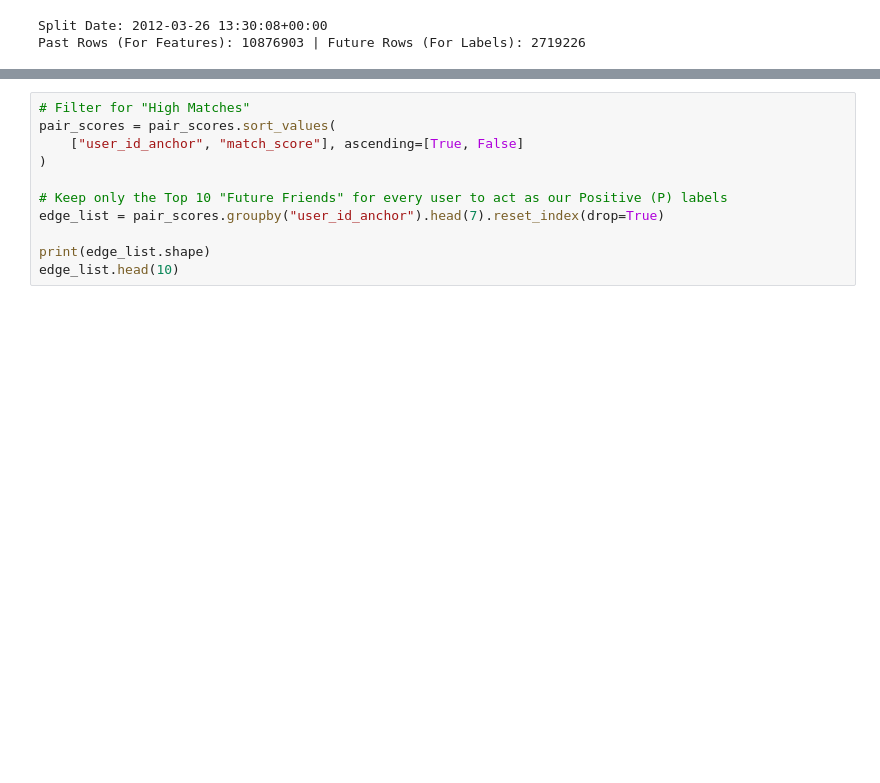
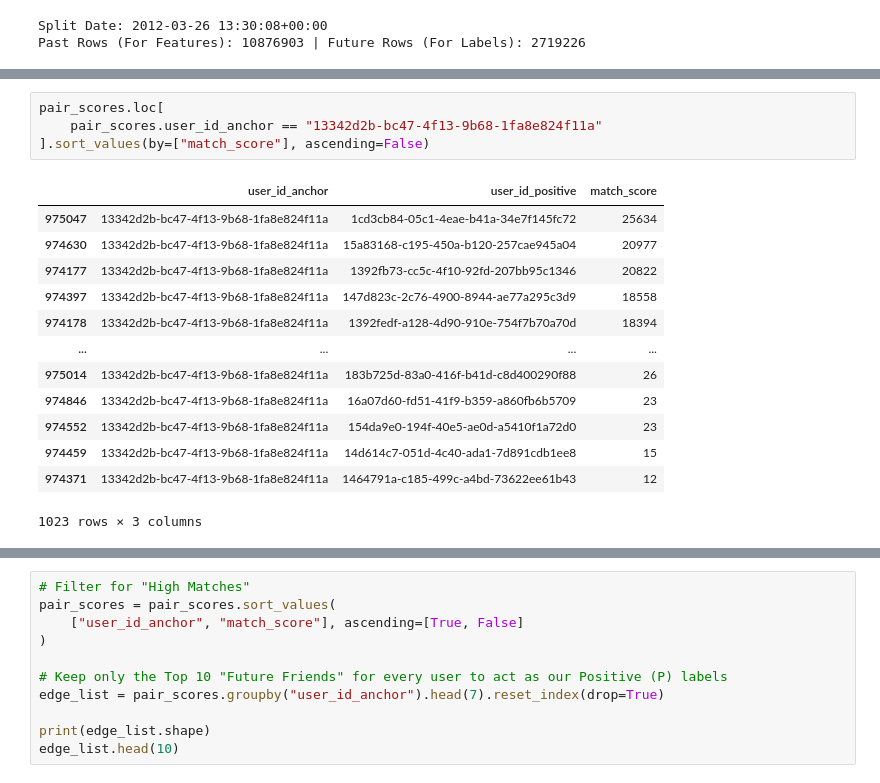
Before and after one commit to sanchitram1/spotdate, a Jupyter notebook: training/labeling/label_generation_test.ipynb, the cells around one changed output, grey strips where cells are left out. Cells and saved outputs as stored; diff of their text form; blank space fills up the shorter version.

```diff
--- a/training/labeling/label_generation_test.ipynb
+++ b/training/labeling/label_generation_test.ipynb
@@ -87,0 +131,18 @@ pair_scores.head()
+# %%
+pair_scores.loc[
+    pair_scores.user_id_anchor == "13342d2b-bc47-4f13-9b68-1fa8e824f11a"
+].sort_values(by=["match_score"], ascending=False)
+# %% [output]
+|  | user_id_anchor | user_id_positive | match_score |
+| 975047 | 13342d2b-bc47-4f13-9b68-1fa8e824f11a | 1cd3cb84-05c1-4eae-b41a-34e7f145fc72 | 25634 |
+| 974630 | 13342d2b-bc47-4f13-9b68-1fa8e824f11a | 15a83168-c195-450a-b120-257cae945a04 | 20977 |
+| 974177 | 13342d2b-bc47-4f13-9b68-1fa8e824f11a | 1392fb73-cc5c-4f10-92fd-207bb95c1346 | 20822 |
+| 974397 | 13342d2b-bc47-4f13-9b68-1fa8e824f11a | 147d823c-2c76-4900-8944-ae77a295c3d9 | 18558 |
+| 974178 | 13342d2b-bc47-4f13-9b68-1fa8e824f11a | 1392fedf-a128-4d90-910e-754f7b70a70d | 18394 |
+| ... | ... | ... | ... |
+| 975014 | 13342d2b-bc47-4f13-9b68-1fa8e824f11a | 183b725d-83a0-416f-b41d-c8d400290f88 | 26 |
+| 974846 | 13342d2b-bc47-4f13-9b68-1fa8e824f11a | 16a07d60-fd51-41f9-b359-a860fb6b5709 | 23 |
+| 974552 | 13342d2b-bc47-4f13-9b68-1fa8e824f11a | 154da9e0-194f-40e5-ae0d-a5410f1a72d0 | 23 |
+| 974459 | 13342d2b-bc47-4f13-9b68-1fa8e824f11a | 14d614c7-051d-4c40-ada1-7d891cdb1ee8 | 15 |
+| 974371 | 13342d2b-bc47-4f13-9b68-1fa8e824f11a | 1464791a-c185-499c-a4bd-73622ee61b43 | 12 |
+1023 rows × 3 columns
```
Also changed, not shown: parts of 11 cells of this notebook.
